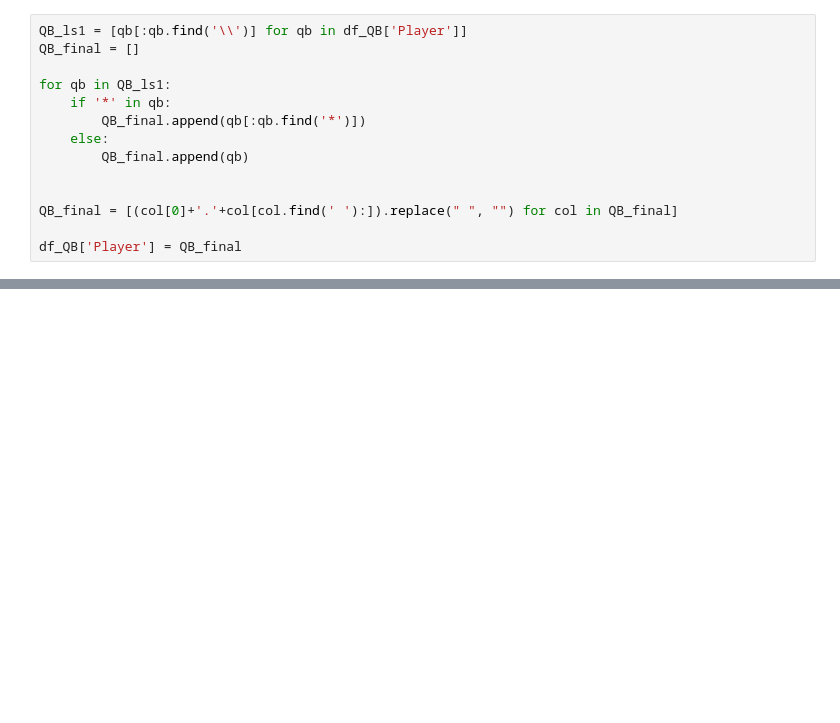
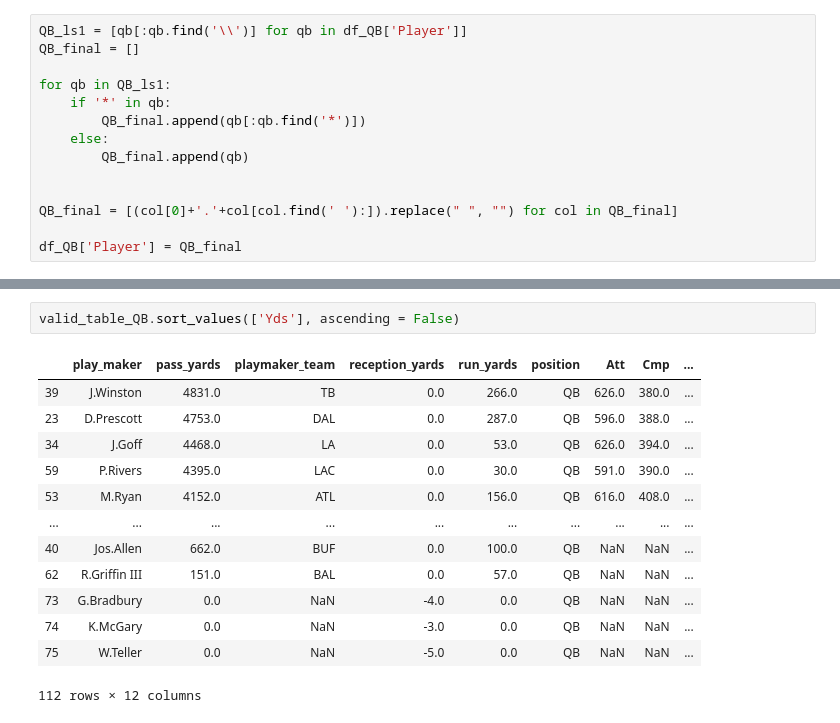
Before and after one commit to scunden/Project-Dash, a Jupyter notebook: 2. Data-Cleanup/0. Cleanup/cleanup.ipynb, the cells around one changed output, grey strips where cells are left out. Cells and saved outputs as stored; diff of their text form; blank space fills up the shorter version.

```diff
--- a/2. Data-Cleanup/0. Cleanup/cleanup.ipynb
+++ b/2. Data-Cleanup/0. Cleanup/cleanup.ipynb
@@ -553,3 +587,19 @@ valid_table_QB
+# %%
+valid_table_QB.sort_values(['Yds'], ascending = False)
+# %% [output]
+|  | play_maker | pass_yards | playmaker_team | reception_yards | run_yards | position | Att | Cmp | ... |
+| 39 | J.Winston | 4831.0 | TB | 0.0 | 266.0 | QB | 626.0 | 380.0 | ... |
+| 23 | D.Prescott | 4753.0 | DAL | 0.0 | 287.0 | QB | 596.0 | 388.0 | ... |
+| 34 | J.Goff | 4468.0 | LA | 0.0 | 53.0 | QB | 626.0 | 394.0 | ... |
+| 59 | P.Rivers | 4395.0 | LAC | 0.0 | 30.0 | QB | 591.0 | 390.0 | ... |
+| 53 | M.Ryan | 4152.0 | ATL | 0.0 | 156.0 | QB | 616.0 | 408.0 | ... |
+| ... | ... | ... | ... | ... | ... | ... | ... | ... | ... |
+| 40 | Jos.Allen | 662.0 | BUF | 0.0 | 100.0 | QB | NaN | NaN | ... |
+| 62 | R.Griffin III | 151.0 | BAL | 0.0 | 57.0 | QB | NaN | NaN | ... |
+| 73 | G.Bradbury | 0.0 | NaN | -4.0 | 0.0 | QB | NaN | NaN | ... |
+| 74 | K.McGary | 0.0 | NaN | -3.0 | 0.0 | QB | NaN | NaN | ... |
+| 75 | W.Teller | 0.0 | NaN | -5.0 | 0.0 | QB | NaN | NaN | ... |
+112 rows × 12 columns
 # %%
 df_RB = df_RB.rename(columns = {'Player': 'play_maker'})
 
```
Also changed, not shown: parts of 13 cells of this notebook.
